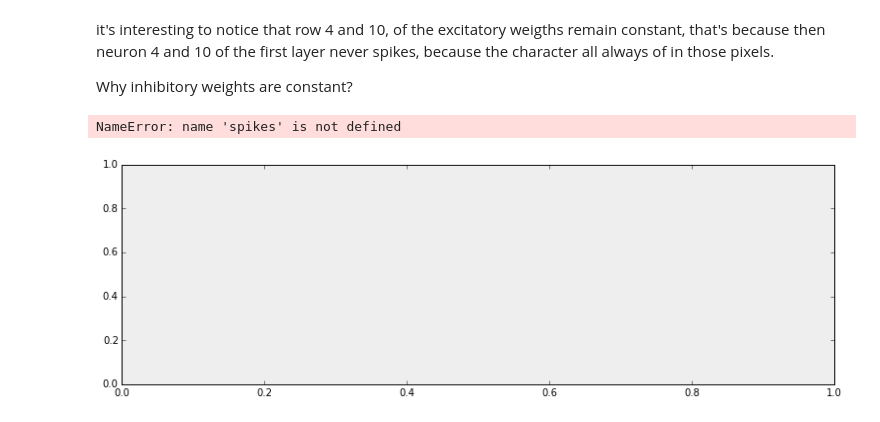
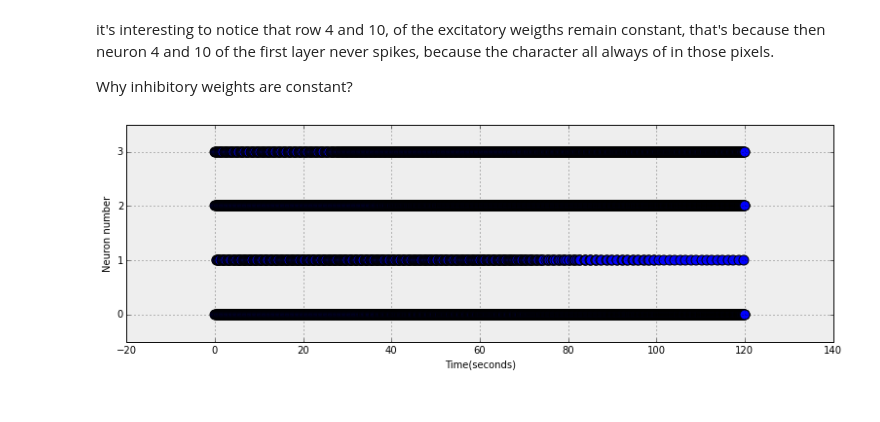
Before and after one commit to tartavull/snn-rl, a Jupyter notebook: analysis.ipynb, the cells around one changed output. Drawn from its saved outputs; the diff is of its cells as text; code cells hidden in the pictures.

```diff
--- a/analysis.ipynb
+++ b/analysis.ipynb
@@ -88,27 +88,18 @@ del bp
 it's interesting to notice that row 4 and 10, of the excitatory weigths remain constant, that's because then neuron 4 and 10 of the first layer never spikes, because the character all always of in those pixels.
 
 Why inhibitory weights are constant?
-# %%
-#This used to be an scatter plot of the firings, but we haven't
-#implemented downsampling for sparse arrays so it's not yet available
-
-neuronArray = np.empty(0, dtype=int)
-firetimeArray = np.empty(0, dtype=float)
-neuronColor = np.random.rand(15)
-colors = np.empty(0, dtype=float)
-
-fig, ax = plt.subplots(subplot_kw=dict(axisbg='#EEEEEE'),figsize=(13,4))
-for neuron in range(0,4):
-    for fire in range(0,spikes[neuron].size):
-       neuronArray = np.append(neuronArray, neuron)
-       firetimeArray = np.append(firetimeArray,spikes[neuron][fire])
-       colors = np.append(colors,neuronColor[neuron])
-
-points = plt.scatter(firetimeArray,neuronArray, s=100, c=colors)
-plt.yticks(np.arange(0,4, 1.0))
-plt.ylabel("Neuron number")
-plt.xlabel("Time(seconds)")
-plt.grid(True)
-# %% [output]
-NameError: name 'spikes' is not defined
-[figure, removed]
+# %%
+level = 1   #Downsampling not yet implemented
+bp = brianPlotter('simulation.hdf5' ,permision = "r")
+spikes = bp.getData('spikes',level)
+
+fig, ax = plt.subplots(subplot_kw=dict(axisbg='#EEEEEE'),figsize=(13,4))
+points = plt.scatter(spikes[:,1],spikes[:,0], s=100)
+plt.yticks(np.arange(0,4, 1.0))
+plt.ylabel("Neuron number")
+plt.xlabel("Time(seconds)")
+plt.grid(True)
+
+del bp
+# %% [output]
+[figure, added]
```
Also changed, not shown: parts of 3 cells of this notebook, 1 other file.
